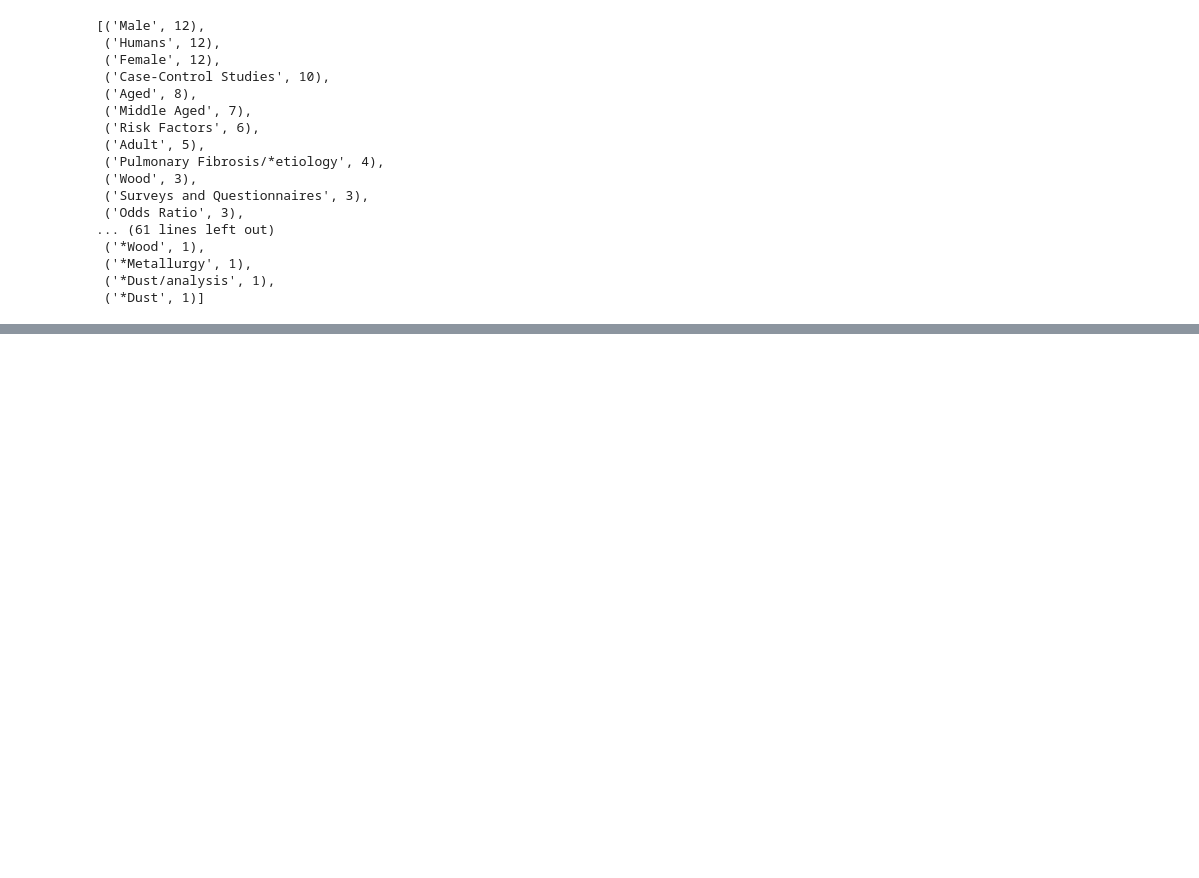
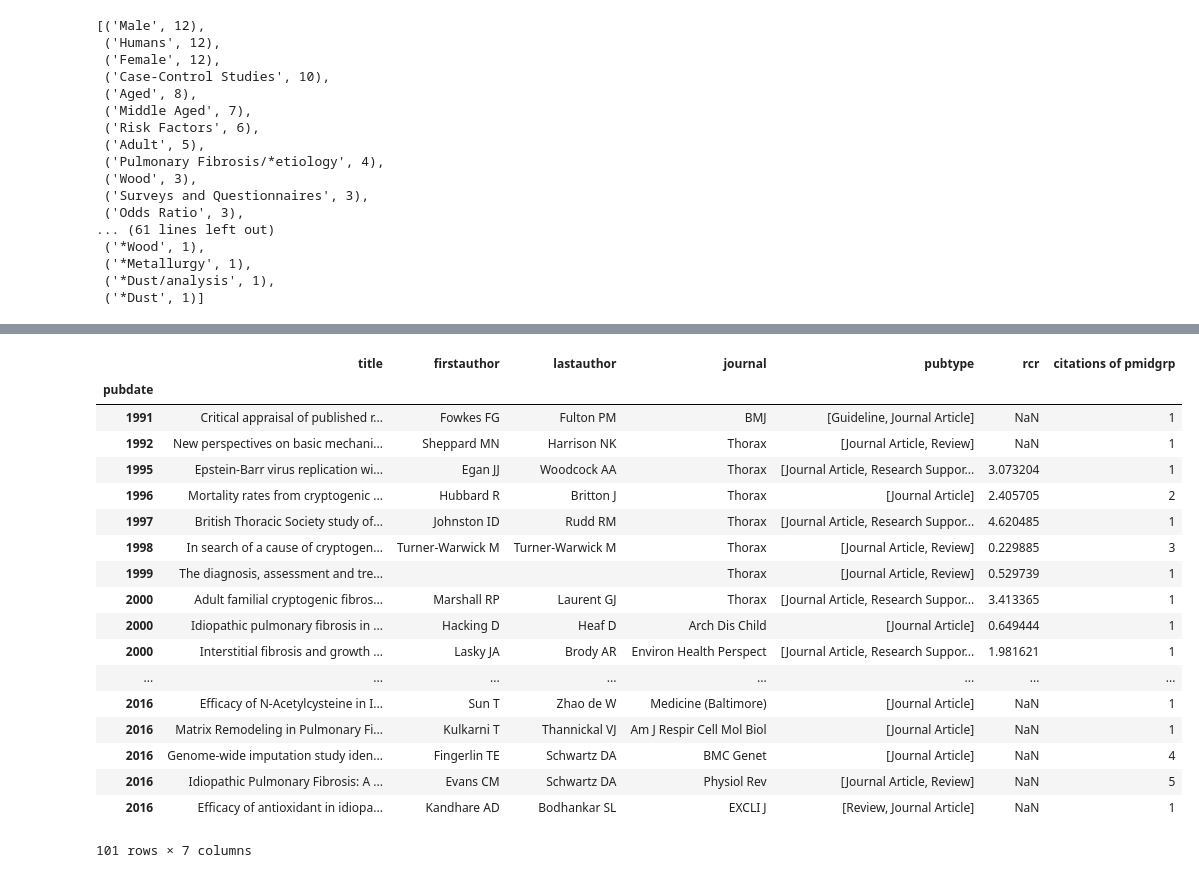
Before and after one commit to drcjar/litsearch, a Jupyter notebook: litsearch.ipynb, the cells around one changed output, grey strips where cells are left out. Drawn from its saved outputs; the diff is of its cells as text; code cells hidden in the pictures; blank space fills up the shorter version.

```diff
--- a/litsearch.ipynb
+++ b/litsearch.ipynb
@@ -495,3 +500,5 @@ Top citing papers (from pubmed) for the 12 occupational IPF case-control studies
  ('10931794', 1),
  ('10906025', 1),
  ('10639533', 1)]
+# %%
+citingpapers = [(l,k) for k,l in sorted([(j,i) for i,j in x.items()], reverse=True)]
@@ -497,0 +507,48 @@ Top citing papers (from pubmed) for the 12 occupational IPF case-control studies
+# %%
+def dataframe_from_citingpapers(citingpapers):
+    """
+    takes our list of tuples showing which pmid cite most of our pmidgrp
+    makes a dataframe showing info for each pmid
+    """
+    df = pd.DataFrame(citingpapers)
+    df.columns = ['pmid', 'citations of pmidgrp']
+    summaries, pubtypes, abstracts, keywords, rcrs, citing = lit_search_for_topic(list(df.pmid.astype('str')))
+    df['title'] = df['pmid'].map(lambda x: summaries.get(x)['title'])
+    df['firstauthor'] = df['pmid'].map(lambda x: summaries.get(x)['sortfirstauthor'])
+    df['lastauthor'] = df['pmid'].map(lambda x: summaries.get(x)['lastauthor'])
+    df['journal'] = df['pmid'].map(lambda x: summaries.get(x)['source'])
+    df['pubdate'] = df['pmid'].map(lambda x: summaries.get(x)['sortpubdate'])
+    df['pubtype'] = df['pmid'].map(lambda x: pubtypes.get(x))
+    #df['abstract'] = df['pmid'].map(lambda x: abstracts.get(x))
+    #df['keywords'] = df['pmid'].map(lambda x: keywords.get(x))
+    df['rcr'] = df['pmid'].astype(int).map(lambda x: rcrs.get(x))
+
+    return df
+# %%
+df = dataframe_from_citingpapers(citingpapers)
+# %%
+df.pubdate = pd.to_datetime(df.pubdate)
+df.index = df.pubdate.map(lambda x: x.year)
+df = df.sort_values(by = 'pubdate', ascending=True)
+df = df[['title','firstauthor', 'lastauthor', 'journal', 'pubtype', 'rcr', 'citations of pmidgrp']]
+df
+# %% [output]
+|  | title | firstauthor | lastauthor | journal | pubtype | rcr | citations of pmidgrp |
+| pubdate |  |  |  |  |  |  |  |
+| 1991 | Critical appraisal of published r... | Fowkes FG | Fulton PM | BMJ | [Guideline, Journal Article] | NaN | 1 |
+| 1992 | New perspectives on basic mechani... | Sheppard MN | Harrison NK | Thorax | [Journal Article, Review] | NaN | 1 |
+| 1995 | Epstein-Barr virus replication wi... | Egan JJ | Woodcock AA | Thorax | [Journal Article, Research Suppor... | 3.073204 | 1 |
+| 1996 | Mortality rates from cryptogenic ... | Hubbard R | Britton J | Thorax | [Journal Article] | 2.405705 | 2 |
+| 1997 | British Thoracic Society study of... | Johnston ID | Rudd RM | Thorax | [Journal Article, Research Suppor... | 4.620485 | 1 |
+| 1998 | In search of a cause of cryptogen... | Turner-Warwick M | Turner-Warwick M | Thorax | [Journal Article, Review] | 0.229885 | 3 |
+| 1999 | The diagnosis, assessment and tre... |  |  | Thorax | [Journal Article, Review] | 0.529739 | 1 |
+| 2000 | Adult familial cryptogenic fibros... | Marshall RP | Laurent GJ | Thorax | [Journal Article, Research Suppor... | 3.413365 | 1 |
+| 2000 | Idiopathic pulmonary fibrosis in ... | Hacking D | Heaf D | Arch Dis Child | [Journal Article] | 0.649444 | 1 |
+| 2000 | Interstitial fibrosis and growth ... | Lasky JA | Brody AR | Environ Health Perspect | [Journal Article, Research Suppor... | 1.981621 | 1 |
+| ... | ... | ... | ... | ... | ... | ... | ... |
+| 2016 | Efficacy of N-Acetylcysteine in I... | Sun T | Zhao de W | Medicine (Baltimore) | [Journal Article] | NaN | 1 |
+| 2016 | Matrix Remodeling in Pulmonary Fi... | Kulkarni T | Thannickal VJ | Am J Respir Cell Mol Biol | [Journal Article] | NaN | 1 |
+| 2016 | Genome-wide imputation study iden... | Fingerlin TE | Schwartz DA | BMC Genet | [Journal Article] | NaN | 4 |
+| 2016 | Idiopathic Pulmonary Fibrosis: A ... | Evans CM | Schwartz DA | Physiol Rev | [Journal Article, Review] | NaN | 5 |
+| 2016 | Efficacy of antioxidant in idiopa... | Kandhare AD | Bodhankar SL | EXCLI J | [Review, Journal Article] | NaN | 1 |
+101 rows × 7 columns
```
Also changed, not shown: parts of 8 cells of this notebook, 1 other file.
